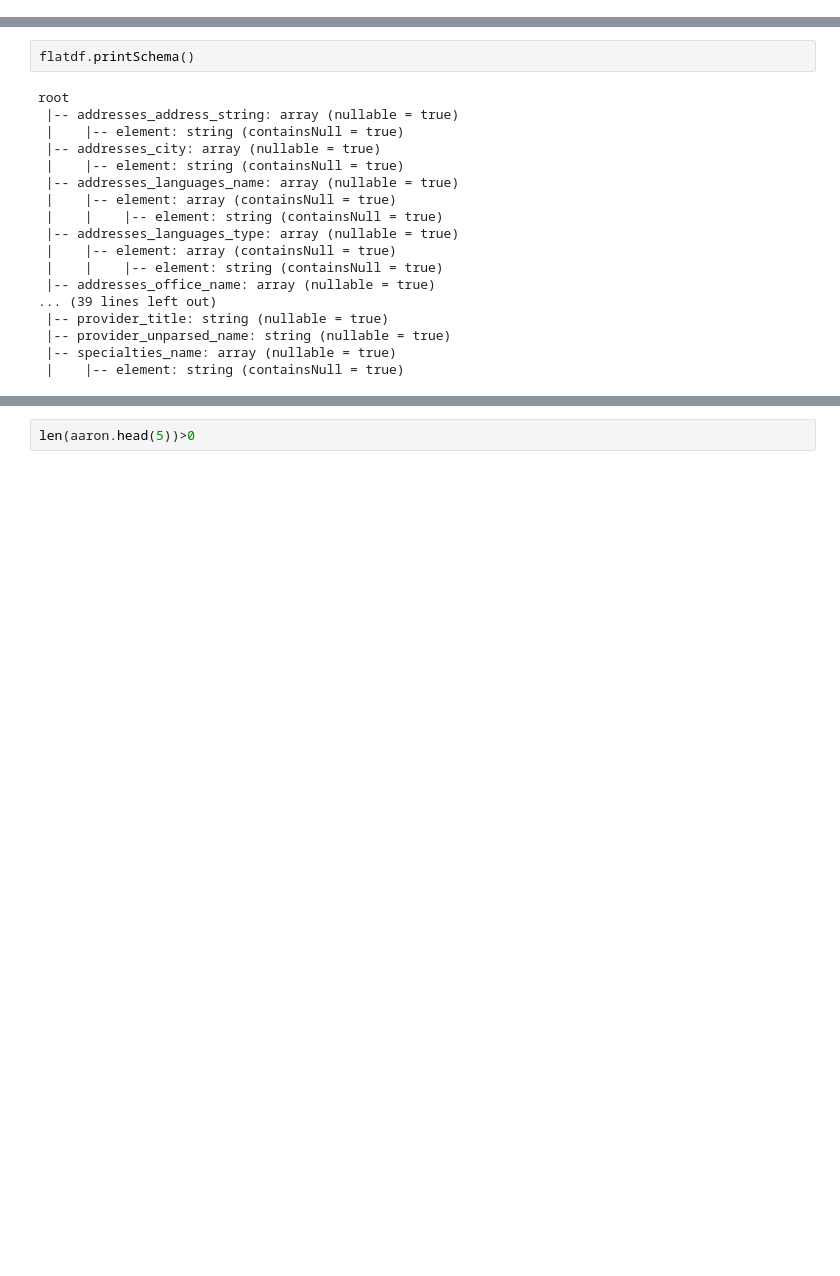
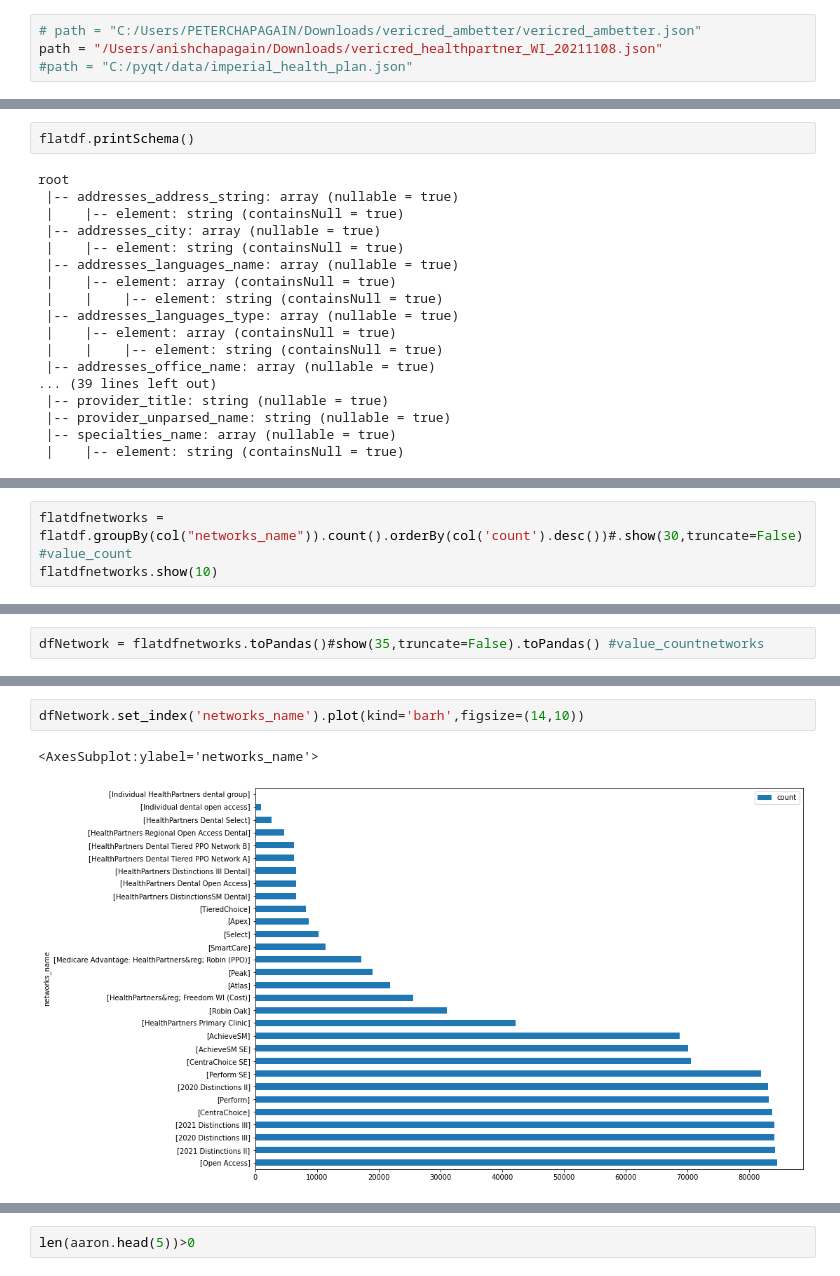
Before and after one commit to anishchapagain/PySpark, a Jupyter notebook: spark.ipynb, the cells around one changed output, grey strips where cells are left out. Saved outputs shown, nothing was run; the diff lists cells and outputs as text; blank space fills up the shorter version.

```diff
--- a/spark.ipynb
+++ b/spark.ipynb
@@ -14 +34,5 @@ from pyspark.sql.types import *
+# %%
+# path = "C:/Users/PETERCHAPAGAIN/Downloads/vericred_ambetter/vericred_ambetter.json"
+path = "/Users/anishchapagain/Downloads/vericred_healthpartner_WI_20211108.json"
+#path = "C:/pyqt/data/imperial_health_plan.json"
 # %%
@@ -146,0 +194,3 @@ root
+# %%
+flatdfnetworks = flatdf.groupBy(col("networks_name")).count().orderBy(col('count').desc())#.show(30,truncate=False) #value_count
+flatdfnetworks.show(10)
@@ -146,0 +235,2 @@ root
+# %%
+dfNetwork = flatdfnetworks.toPandas()#show(35,truncate=False).toPandas() #value_countnetworks
@@ -147,3 +285,8 @@ root
+# %%
+dfNetwork.set_index('networks_name').plot(kind='barh',figsize=(14,10))
+# %% [output]
+<AxesSubplot:ylabel='networks_name'>
+[figure, added]
 # %%
 flatdf.select('addresses_address_string').show(truncate=True)
 # %% [output]
```
Also changed, not shown: parts of 32 cells of this notebook, 6 other files.
